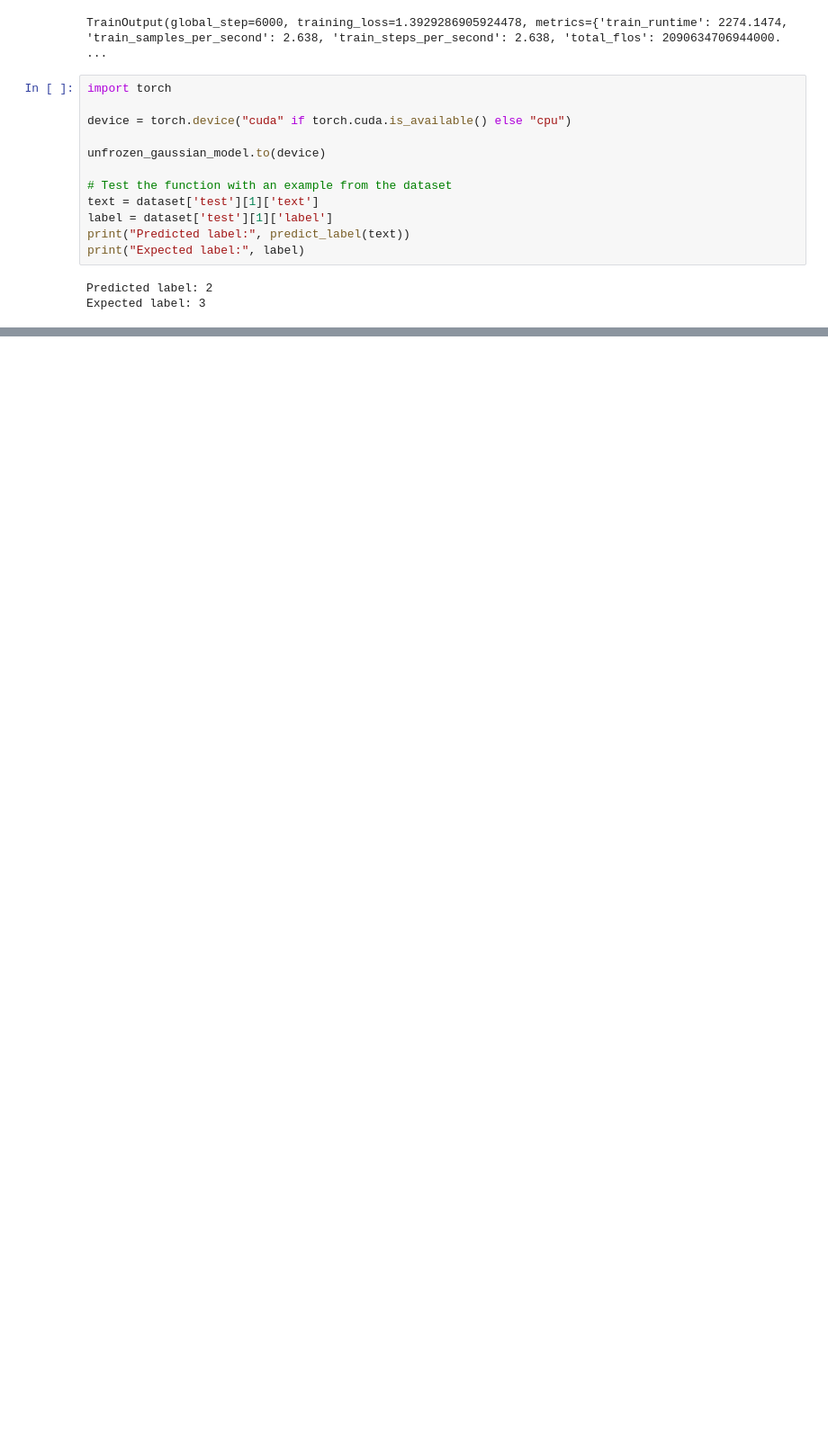
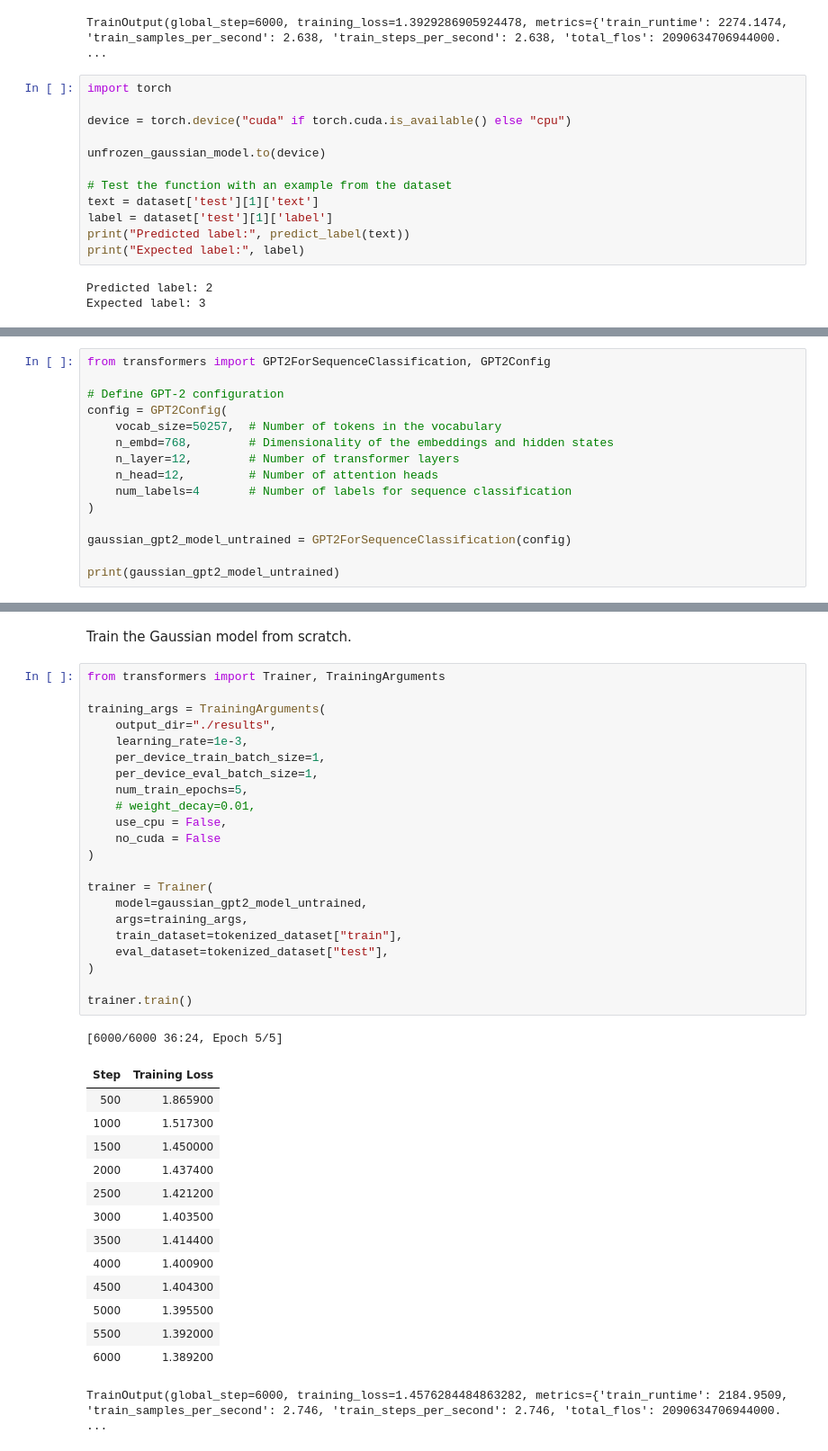
Before and after one commit to wallacees12/AML-Laplacian-Attention, a Jupyter notebook: gpt2_fine_tuning_gaussian_v2.ipynb, the cells around one changed output, grey strips where cells are left out. Shown at 90% size. Drawn from its saved outputs; the diff is of its cells as text; blank space fills up the shorter version.

Commit message:
experiment: untrained GPT2-model

```diff
--- a/gpt2_fine_tuning_gaussian_v2.ipynb
+++ b/gpt2_fine_tuning_gaussian_v2.ipynb
@@ -497,0 +498,15 @@ Accuracy: 0.2500
+# %%
+from transformers import GPT2ForSequenceClassification, GPT2Config
+
+# Define GPT-2 configuration
+config = GPT2Config(
+    vocab_size=50257,  # Number of tokens in the vocabulary
+    n_embd=768,        # Dimensionality of the embeddings and hidden states
+    n_layer=12,        # Number of transformer layers
+    n_head=12,         # Number of attention heads
+    num_labels=4       # Number of labels for sequence classification
+)
+
+gaussian_gpt2_model_untrained = GPT2ForSequenceClassification(config)
+
+print(gaussian_gpt2_model_untrained)
@@ -497,0 +557,40 @@ Accuracy: 0.2500
+# %% [markdown]
+Train the Gaussian model from scratch.
+# %%
+from transformers import Trainer, TrainingArguments
+
+training_args = TrainingArguments(
+    output_dir="./results",
+    learning_rate=1e-3,
+    per_device_train_batch_size=1,
+    per_device_eval_batch_size=1,
+    num_train_epochs=5,
+    # weight_decay=0.01,
+    use_cpu = False,
+    no_cuda = False
+)
+
+trainer = Trainer(
+    model=gaussian_gpt2_model_untrained,
+    args=training_args,
+    train_dataset=tokenized_dataset["train"],
+    eval_dataset=tokenized_dataset["test"],
+)
+
+trainer.train()
+# %% [output]
+[6000/6000 36:24, Epoch 5/5]
+| Step | Training Loss |
+| 500 | 1.865900 |
+| 1000 | 1.517300 |
+| 1500 | 1.450000 |
+| 2000 | 1.437400 |
+| 2500 | 1.421200 |
+| 3000 | 1.403500 |
+| 3500 | 1.414400 |
+| 4000 | 1.400900 |
+| 4500 | 1.404300 |
+| 5000 | 1.395500 |
+| 5500 | 1.392000 |
+| 6000 | 1.389200 |
+TrainOutput(global_step=6000, training_loss=1.4576284484863282, metrics={'train_runtime': 2184.9509, 'train_samples_per_second': 2.746, 'train_steps_per_second': 2.746, 'total_flos': 2090634706944000. ...
```
Also changed, not shown: parts of 5 cells of this notebook.
